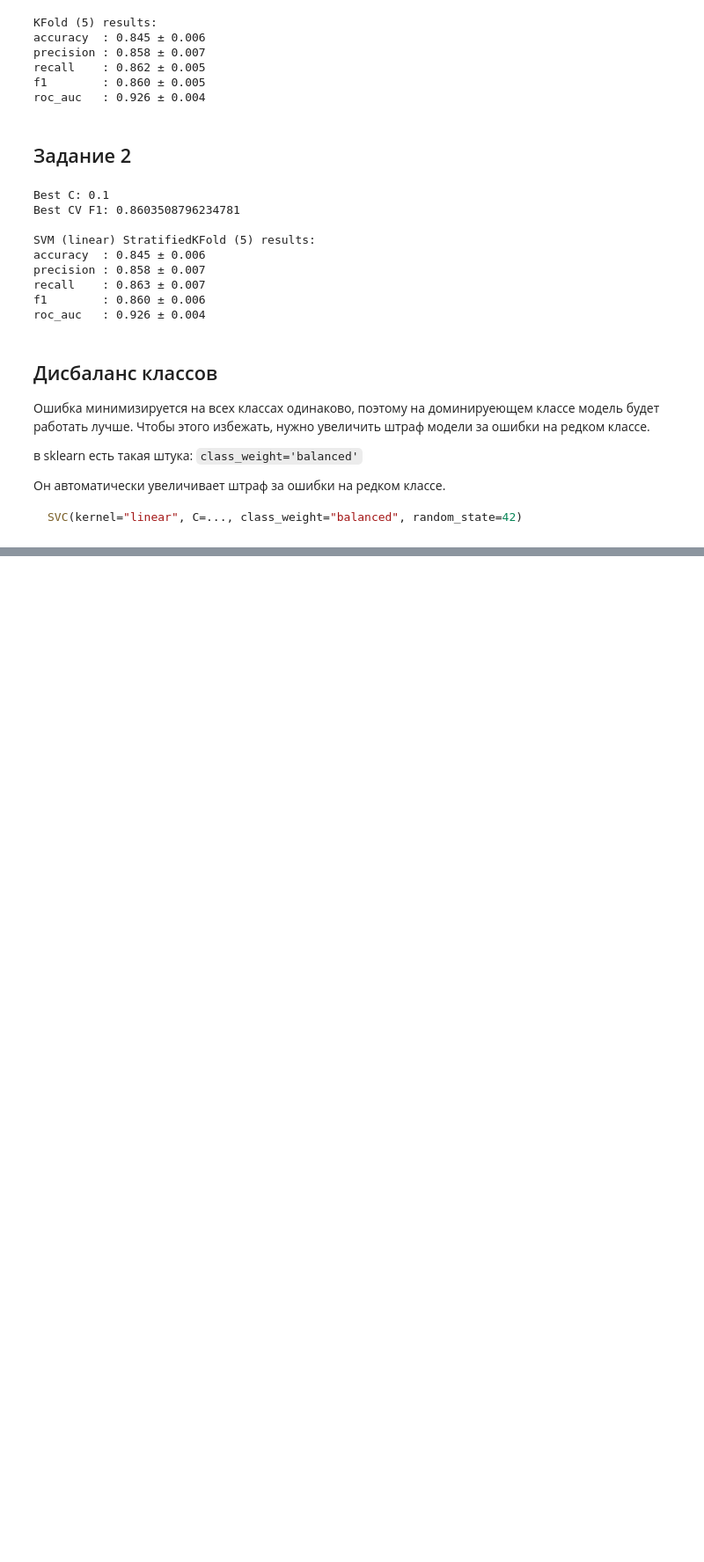
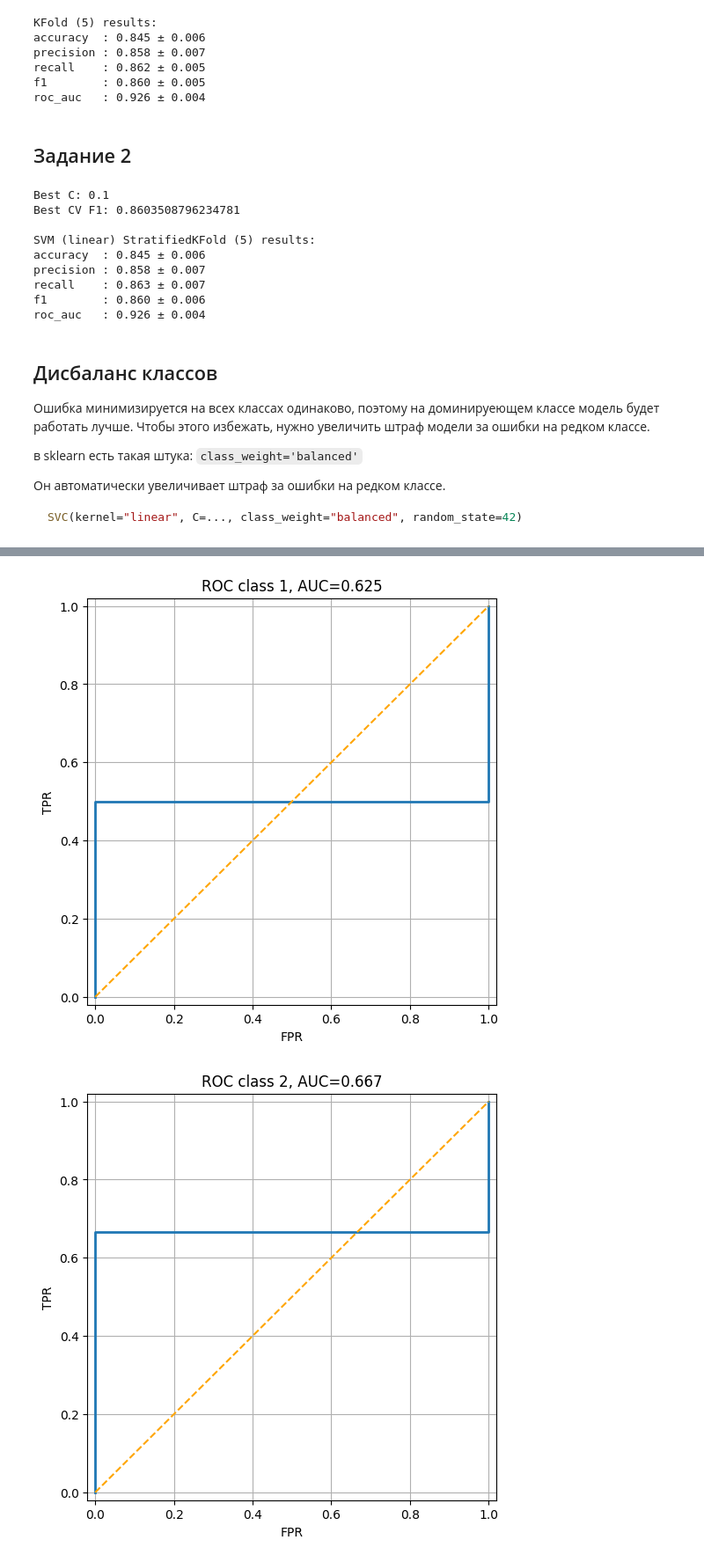
Before and after one commit to mkgurenkov/ai-systems, a Jupyter notebook: l3/l3.ipynb, the cells around one changed output, grey strips where cells are left out. Shown at 88% size. Drawn from its saved outputs; the diff is of its cells as text; code cells hidden in the pictures; blank space fills up the shorter version.

```diff
--- a/l3/l3.ipynb
+++ b/l3/l3.ipynb
@@ -272,0 +397,45 @@ SVC(kernel="linear", C=..., class_weight="balanced", random_state=42)
+# %%
+def compute_auc(roc_points):
+    auc = 0
+    for i in range(1, len(roc_points)):
+        x1, y1 = roc_points[i - 1][1], roc_points[i - 1][2]
+        x2, y2 = roc_points[i][1], roc_points[i][2]
+        auc += (x2 - x1) * (y1 + y2) / 2
+    return auc
+# %%
+def plot_roc_for_all_classes(y_true, y_scores, thresholds):
+
+    for class_idx in range(y_true.shape[1]):
+
+        y_true_class = y_true[:, class_idx]
+        y_scores_class = y_scores[:, class_idx]
+
+        roc_points = compute_roc_points(
+            y_true_class,
+            y_scores_class,
+            thresholds
+        )
+
+        roc_points_extended = [(None, 0, 0)] + roc_points + [(None, 1, 1)]
+        roc_points_extended.sort(key=lambda x: x[1])
+
+        auc = compute_auc(roc_points_extended)
+        fpr = [p[1] for p in roc_points_extended]
+        tpr = [p[2] for p in roc_points_extended]
+
+        plt.figure(figsize=(6,6))
+        plt.step(fpr, tpr, where='post', linewidth=2)
+        plt.plot([0,1], [0,1], '--', color='orange')
+
+        plt.xlabel("FPR")
+        plt.ylabel("TPR")
+        plt.title(f"ROC class {class_idx+1}, AUC={auc:.3f}")
+        plt.grid(True)
+        plt.xlim(-0.02, 1.02)
+        plt.ylim(-0.02, 1.02)
+        plt.show()
+
+plot_roc_for_all_classes(y_true, y_scores, thresholds)
+# %% [output]
+[figure, added]
+[figure, added]
```
Also changed, not shown: parts of 15 cells of this notebook.
